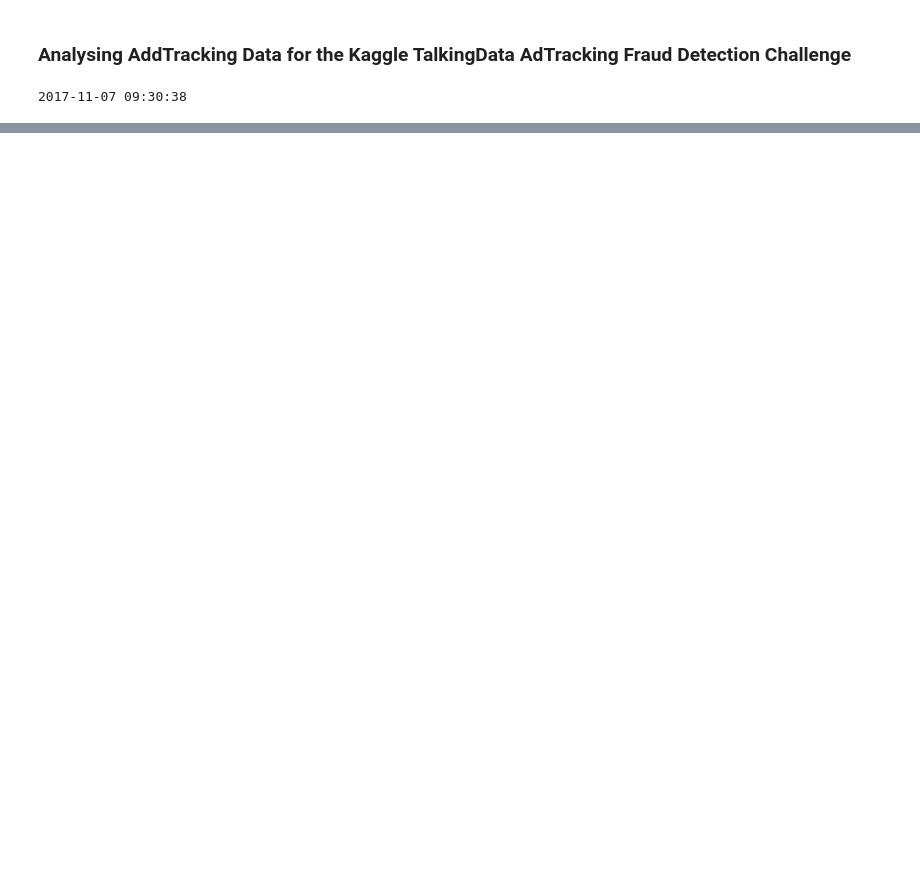
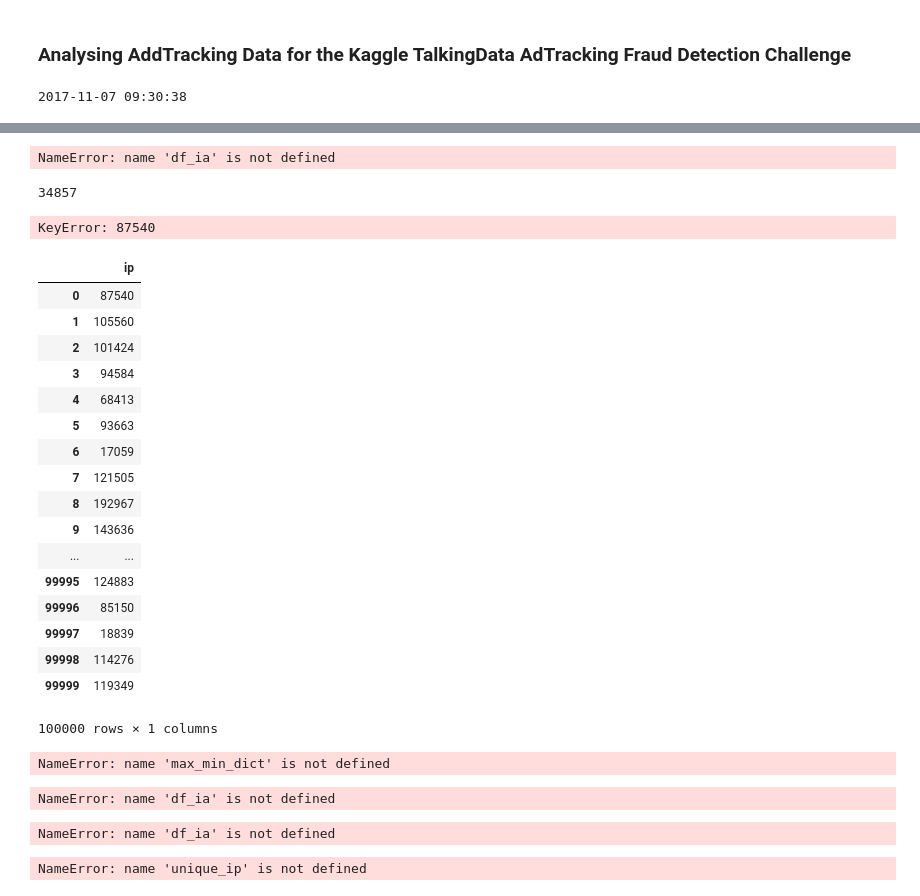
Before and after one commit to skapare/CS6700kagglechallenge, a Jupyter notebook: FilipDataAnalysis.ipynb, the cells around one changed output, grey strips where cells are left out. Drawn from its saved outputs; the diff is of its cells as text; code cells hidden in the pictures; blank space fills up the shorter version.

Commit message:
updated Data analysis and ML part

```diff
--- a/FilipDataAnalysis.ipynb
+++ b/FilipDataAnalysis.ipynb
@@ -9,4 +10,5 @@ print(datetime.strptime('2017-11-07 09:30:38', '%Y-%m-%d %H:%M:%S'))
 # %% [output]
 2017-11-07 09:30:38
 # %%
-pd.read_csv("/Users/filiprelanderMBP2014/Dropbox/Cornell_S2018/CS6700/Project/repo/CS6700kagglechallenge/train_sample.csv")
+# get data in basic table form
+df = pd.read_csv("/Users/filiprelanderMBP2014/Dropbox/Cornell_S2018/CS6700/Project/repo/CS6700kagglechallenge/train_sample.csv")
@@ -31,0 +15,3 @@ pd.read_csv("/Users/filiprelanderMBP2014/Dropbox/Cornell_S2018/CS6700/Project/re
+# %%
+#create new column for time_to_attribution
+df['time_to_attribution'] = df.apply(lambda row: datetime.strptime(row['attributed_time'], '%Y-%m-%d %H:%M:%S') - datetime.strptime(row['click_time'], '%Y-%m-%d %H:%M:%S') if isinstance(row['attributed_time'], str) else '', axis=1)
@@ -31,0 +88,4 @@ pd.read_csv("/Users/filiprelanderMBP2014/Dropbox/Cornell_S2018/CS6700/Project/re
+# %%
+# average clicks per ip is_attributed = 0 and 1
+df2 = df[['ip']].copy()
+df2.groupby('ip').ip.count().mean()
@@ -31,0 +159,18 @@ pd.read_csv("/Users/filiprelanderMBP2014/Dropbox/Cornell_S2018/CS6700/Project/re
+# %%
+df_ia['first_click_time'] = df_ia.groupby('ip').click_time.min()
+df_ia['last_click_time'] = df_ia.groupby('ip').click_time.max()
+df_ia['first_last_click'] = pd.to_datetime(df_ia['last_click_time']) - pd.to_datetime(df_ia['first_click_time'])
+df_ia['first_last_click_seconds'] = df_ia['first_last_click'].dt.total_seconds()
+df_ia['click_freq'] = df_ia['number_of_clicks'] / df_ia['first_last_click_seconds']
+
+df_gb_ip = df_ia.groupby('ip')
+g5314 = df_gb_ip.get_group(5314)
+g5314
+#print(df_ia.iloc[0]['ip'])
+# %% [output]
+NameError: name 'df_ia' is not defined
+# %%
+uq_df2 = df2.ip.unique()
+print(len(uq_df2))
+# %% [output]
+34857
@@ -31,0 +180,52 @@ pd.read_csv("/Users/filiprelanderMBP2014/Dropbox/Cornell_S2018/CS6700/Project/re
+# %%
+#max_min_dict = {}
+
+max_min_list = []
+unq_ips = df2['ip'].unique()
+
+for ip in unq_ips:
+    max_min_list.append((ip,(datetime.strptime(max(ip_dict[ip]), '%Y-%m-%d %H:%M:%S') - datetime.strptime(min(ip_dict[ip]), '%Y-%m-%d %H:%M:%S')).total_seconds()))
+# %% [output]
+KeyError: 87540
+# %%
+df2
+# %% [output]
+|  | ip |
+| 0 | 87540 |
+| 1 | 105560 |
+| 2 | 101424 |
+| 3 | 94584 |
+| 4 | 68413 |
+| 5 | 93663 |
+| 6 | 17059 |
+| 7 | 121505 |
+| 8 | 192967 |
+| 9 | 143636 |
+| ... | ... |
+| 99995 | 124883 |
+| 99996 | 85150 |
+| 99997 | 18839 |
+| 99998 | 114276 |
+| 99999 | 119349 |
+100000 rows × 1 columns
+# %%
+print(len(max_min_dict))
+# %% [output]
+NameError: name 'max_min_dict' is not defined
+# %%
+df_ia_gp = df_ia.groupby('ip')
+df_ia_gp.getgroup(5314)
+# %% [output]
+NameError: name 'df_ia' is not defined
+# %%
+unique_ip = df_ia['ip'].unique()
+print(len(unique_ip))
+df_ip['ip'] = pd.DataFrame(unique_ip)
+
+df_ip
+# %% [output]
+NameError: name 'df_ia' is not defined
+# %%
+unique_ip
+# %% [output]
+NameError: name 'unique_ip' is not defined
```
Also changed, not shown: parts of 18 cells of this notebook, 1 other file.
